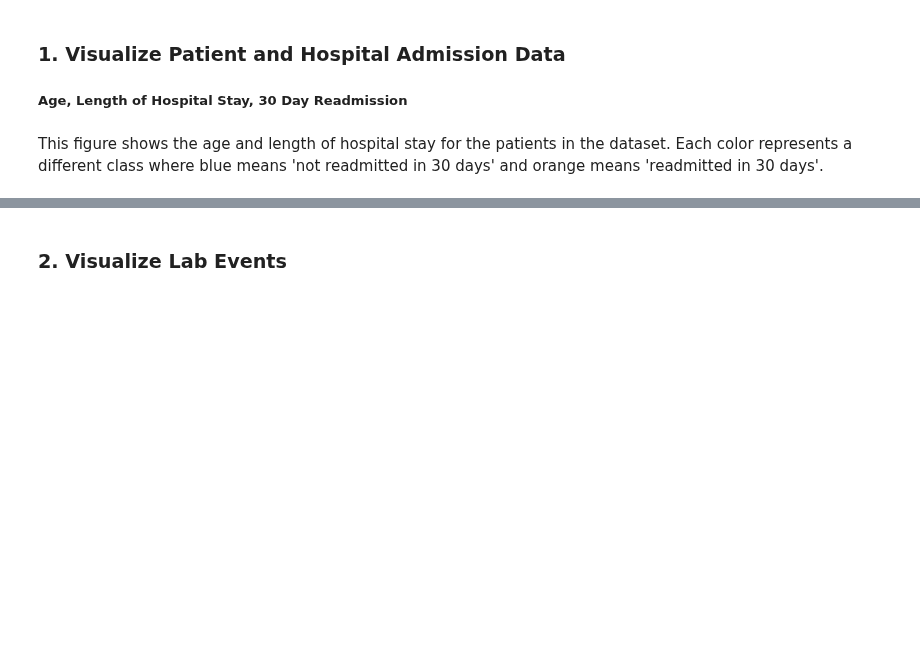
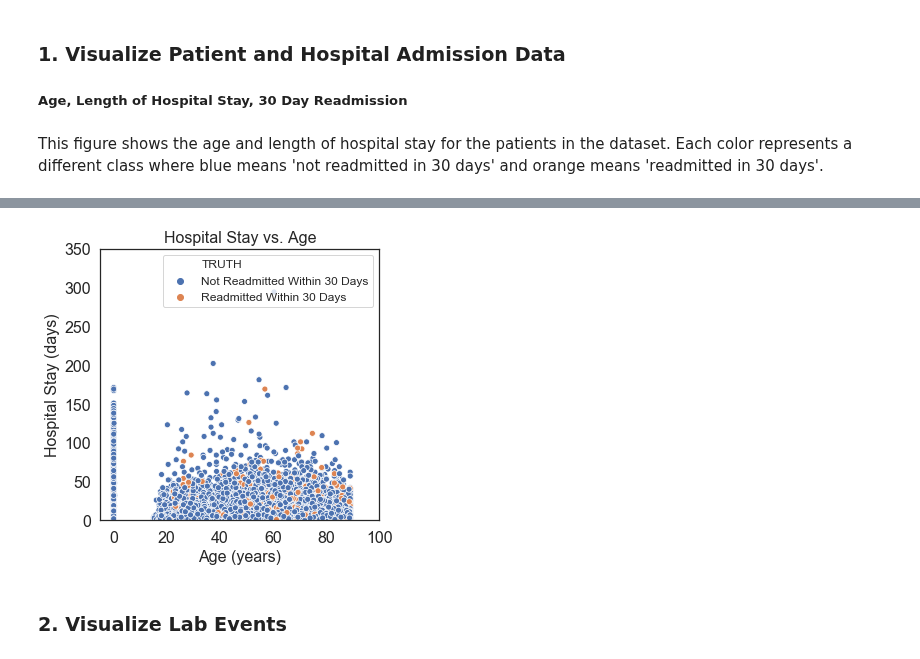
Before and after one commit to kevinmchu/BME590Final, a Jupyter notebook: Process Book.ipynb, the cells around one changed output, grey strips where cells are left out. Cells and saved outputs as stored; diff of their text form; code cells hidden in the pictures; blank space fills up the shorter version.

Commit message:
fixed axes on exploratory data analysis plots

```diff
--- a/Process Book.ipynb
+++ b/Process Book.ipynb
@@ -556,32 +561,35 @@ pat_vis_data['Hos_LOS'] = pat_vis_data['Hos_LOS'].astype(float)
 # %%
 # Visualize all data for relevant patients
 
 import pylab
 import matplotlib.pyplot as plt
 
 plt.figure(figsize=(5, 5))
 ax = plt.subplot(111)
 sns.set()
 sns.set_style("white")
 cmap = sns.color_palette(n_colors=2)
 
 sns.scatterplot(x="Age", y="Hos_LOS",
                      hue="TRUTH",
                      palette=cmap, sizes=(10, 30),
                      data=pat_vis_data)
 
-plt.axis((0, 100, 0, 350))
+plt.axis((-5, 100, 0, 350))
 plt.title('Hospital Stay vs. Age', fontsize=16)
 plt.xlabel('Age (years)', fontsize=16)
 plt.ylabel('Hospital Stay (days)', fontsize=16)
 plt.legend(loc="upper right", fontsize=12)
 
 x_ticks = np.array([0, 20, 40, 60, 80, 100])
+ax.set_xticks(x_ticks)
 ax.set_xticklabels(x_ticks, rotation=0, fontsize=16)
 y_ticks = np.array([0, 50, 100, 150, 200, 250, 300, 350])
 ax.set_yticklabels(y_ticks, rotation=0, fontsize=16)
 
 plt.savefig("Section3LosAge.png", bbox_inches='tight')
+# %% [output]
+[figure, added]
 # %% [markdown]
 ### 2. Visualize Lab Events
 # %% [markdown]
```
Also changed, not shown: parts of 2 cells of this notebook.
